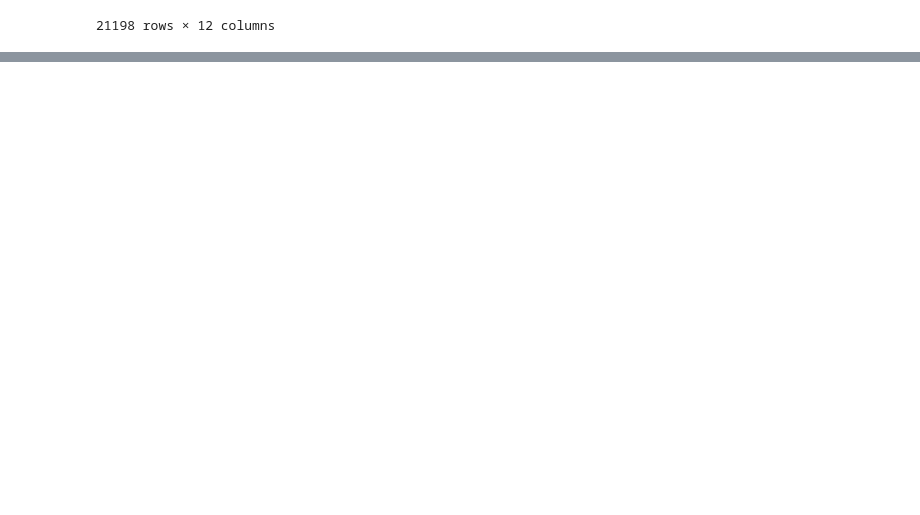
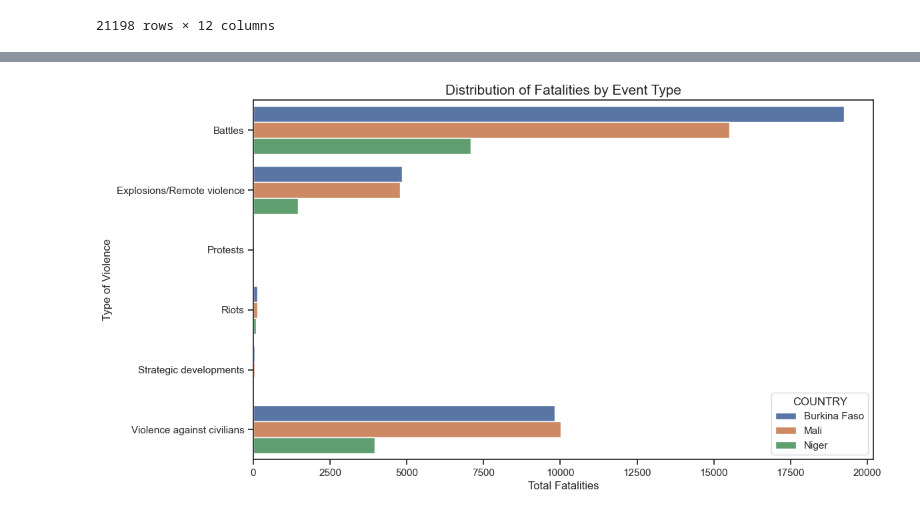
Before and after one commit to Huzair43/sahel-security-analysis, a Jupyter notebook: notebooks/01_data_exploration.ipynb, the cells around one changed output, grey strips where cells are left out. Cells and saved outputs as stored; diff of their text form; code cells hidden in the pictures; blank space fills up the shorter version.

```diff
--- a/notebooks/01_data_exploration.ipynb
+++ b/notebooks/01_data_exploration.ipynb
@@ -173,0 +196,15 @@ df_aes
+# %%
+# Lineplot for fatalities over time
+sns.set_theme(style="ticks")
+plt.figure(figsize=(12, 6))
+
+sns.lineplot(data=df_aes, x='YEAR', y='FATALITIES', hue='COUNTRY',
+             estimator='sum', errorbar=None, marker='o', linewidth=2.5)
+
+plt.title('Conflict Intensity: Annual Fatalities in AES (2020-2024)', fontsize=15, pad=20)
+plt.ylabel('Total Number of Fatalities')
+plt.xlabel('Year')
+plt.grid(True, linestyle='--', alpha=0.6)
+plt.legend(title='Country', frameon=True)
+
+plt.show()
@@ -173,0 +213,14 @@ df_aes
+# %%
+plt.figure(figsize=(12, 7))
+
+# Aggregate fatalities by event type and country
+event_impact = df_aes.groupby(['EVENT_TYPE', 'COUNTRY'])['FATALITIES'].sum().reset_index()
+
+sns.barplot(data=event_impact, x='FATALITIES', y='EVENT_TYPE', hue='COUNTRY')
+
+plt.title('Distribution of Fatalities by Event Type', fontsize=15)
+plt.xlabel('Total Fatalities')
+plt.ylabel('Type of Violence')
+plt.show()
+# %% [output]
+[figure, added]
```
Also changed, not shown: parts of 6 cells of this notebook, 5 other files.
